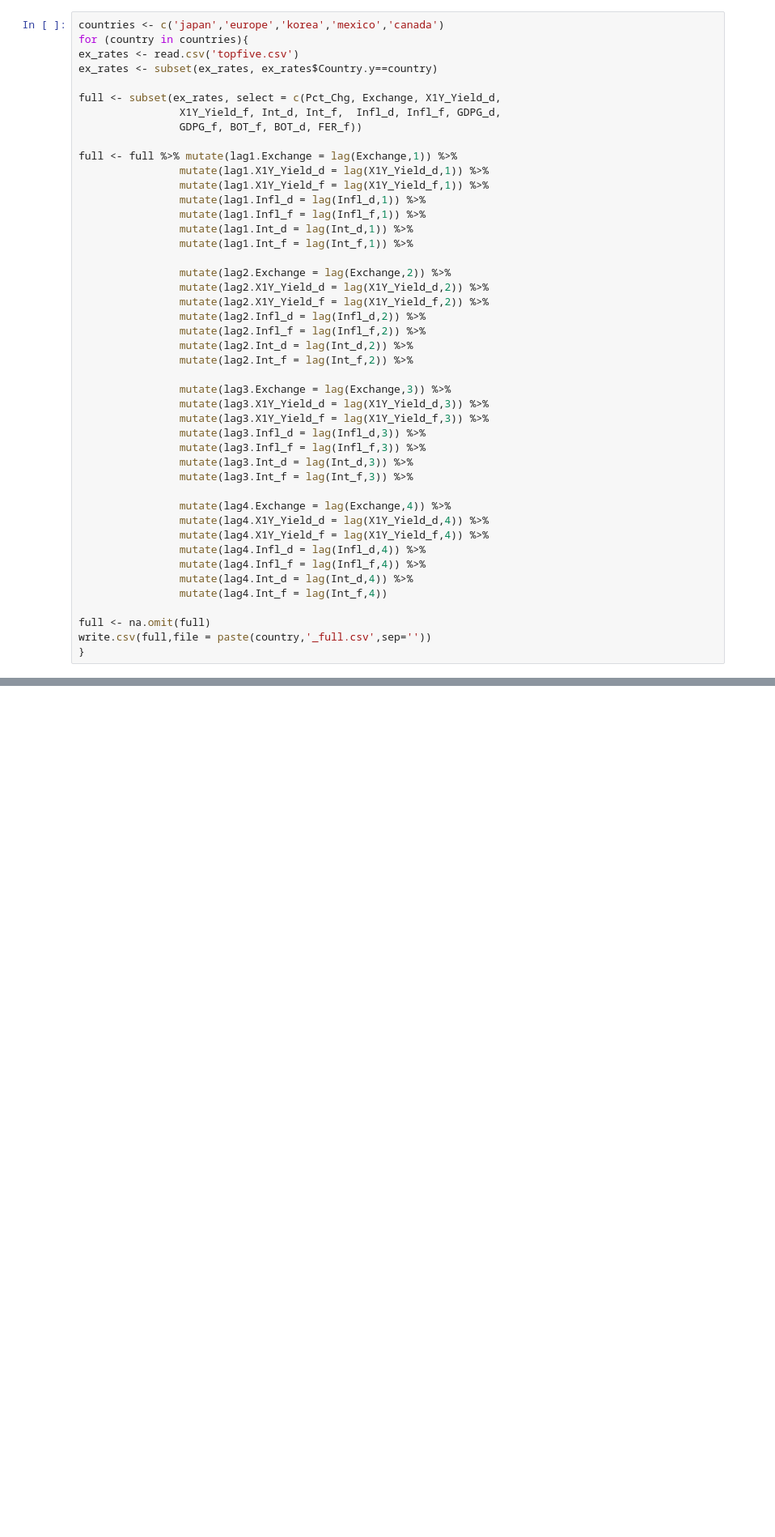
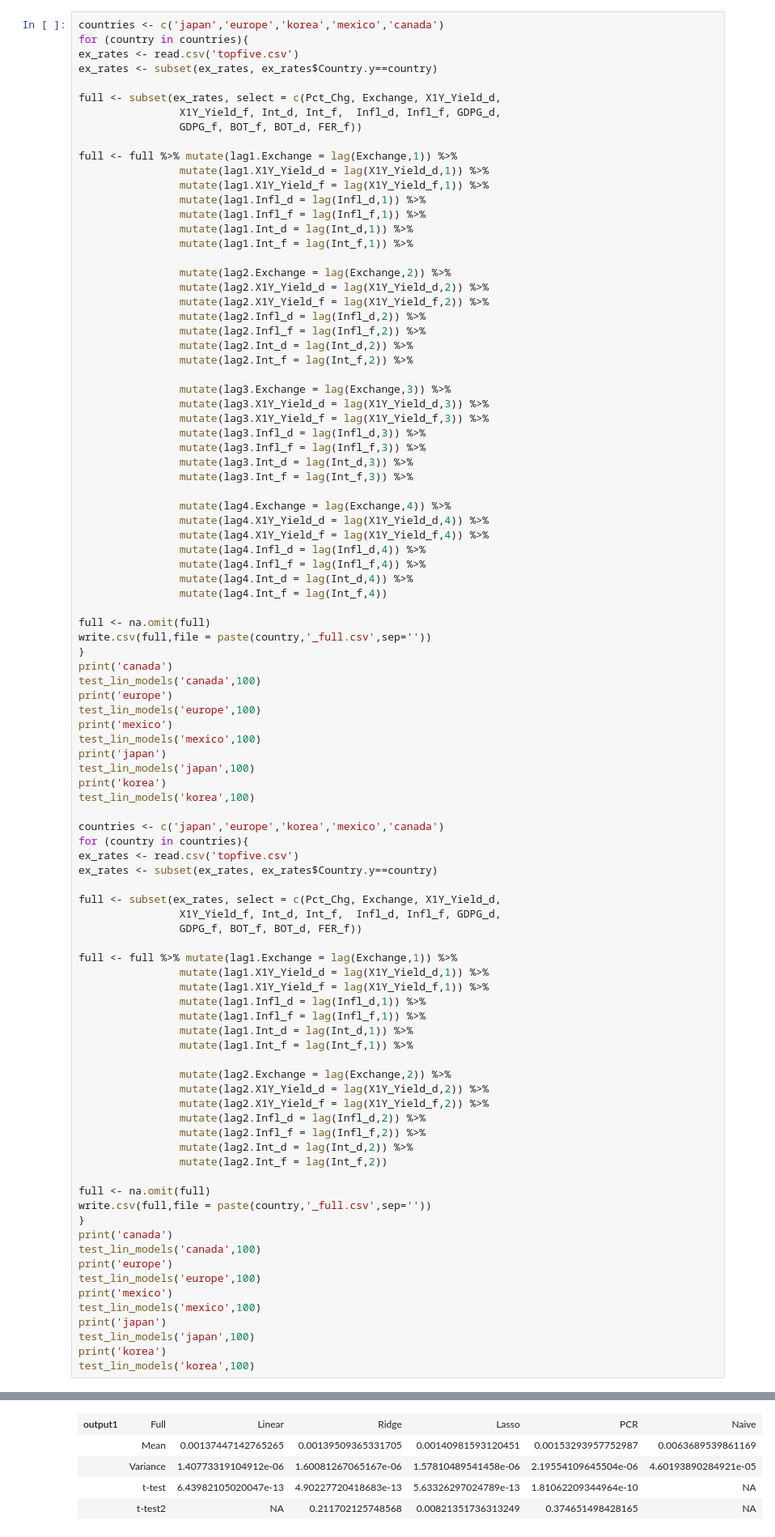
Before and after one commit to MthwRobinson/ML-Ex-Rates, a Jupyter notebook: Results/linear_models.ipynb, the cells around one changed output, grey strips where cells are left out. Shown at 81% size. Cells and saved outputs as stored; diff of their text form; blank space fills up the shorter version.

```diff
--- a/Results/linear_models.ipynb
+++ b/Results/linear_models.ipynb
@@ -61,3 +415,53 @@ full <- full %>% mutate(lag1.Exchange = lag(Exchange,1)) %>%
 full <- na.omit(full)
 write.csv(full,file = paste(country,'_full.csv',sep=''))
 }
+print('canada')
+test_lin_models('canada',100)
+print('europe')
+test_lin_models('europe',100)
+print('mexico')
+test_lin_models('mexico',100)
+print('japan')
+test_lin_models('japan',100)
+print('korea')
+test_lin_models('korea',100)
+
+countries <- c('japan','europe','korea','mexico','canada')
+for (country in countries){
+ex_rates <- read.csv('topfive.csv')
+ex_rates <- subset(ex_rates, ex_rates$Country.y==country)
+
+full <- subset(ex_rates, select = c(Pct_Chg, Exchange, X1Y_Yield_d,
+                X1Y_Yield_f, Int_d, Int_f,  Infl_d, Infl_f, GDPG_d,
+                GDPG_f, BOT_f, BOT_d, FER_f))
+
+full <- full %>% mutate(lag1.Exchange = lag(Exchange,1)) %>%
+                mutate(lag1.X1Y_Yield_d = lag(X1Y_Yield_d,1)) %>%
+                mutate(lag1.X1Y_Yield_f = lag(X1Y_Yield_f,1)) %>%
+                mutate(lag1.Infl_d = lag(Infl_d,1)) %>%
+                mutate(lag1.Infl_f = lag(Infl_f,1)) %>%
+                mutate(lag1.Int_d = lag(Int_d,1)) %>%
+                mutate(lag1.Int_f = lag(Int_f,1)) %>%
+
+                mutate(lag2.Exchange = lag(Exchange,2)) %>%
+                mutate(lag2.X1Y_Yield_d = lag(X1Y_Yield_d,2)) %>%
+                mutate(lag2.X1Y_Yield_f = lag(X1Y_Yield_f,2)) %>%
+                mutate(lag2.Infl_d = lag(Infl_d,2)) %>%
+                mutate(lag2.Infl_f = lag(Infl_f,2)) %>%
+                mutate(lag2.Int_d = lag(Int_d,2)) %>%
+                mutate(lag2.Int_f = lag(Int_f,2))
+
+full <- na.omit(full)
+write.csv(full,file = paste(country,'_full.csv',sep=''))
+}
+print('canada')
+test_lin_models('canada',100)
+print('europe')
+test_lin_models('europe',100)
+print('mexico')
+test_lin_models('mexico',100)
+print('japan')
+test_lin_models('japan',100)
+print('korea')
+test_lin_models('korea',100)
+# %% [output]
@@ -63,0 +469,5 @@ write.csv(full,file = paste(country,'_full.csv',sep=''))
+| output1 | Full | Linear | Ridge | Lasso | PCR | Naive |
+|  | Mean | 0.00137447142765265 | 0.00139509365331705 | 0.00140981593120451 | 0.00153293957752987 | 0.0063689539861169 |
+|  | Variance | 1.40773319104912e-06 | 1.60081267065167e-06 | 1.57810489541458e-06 | 2.19554109645504e-06 | 4.60193890284921e-05 |
+|  | t-test | 6.43982105020047e-13 | 4.90227720418683e-13 | 5.63326297024789e-13 | 1.81062209344964e-10 | NA |
+|  | t-test2 | NA | 0.211702125748568 | 0.00821351736313249 | 0.374651498428165 | NA |
```
Also changed, not shown: parts of 15 cells of this notebook, 15 other files.
